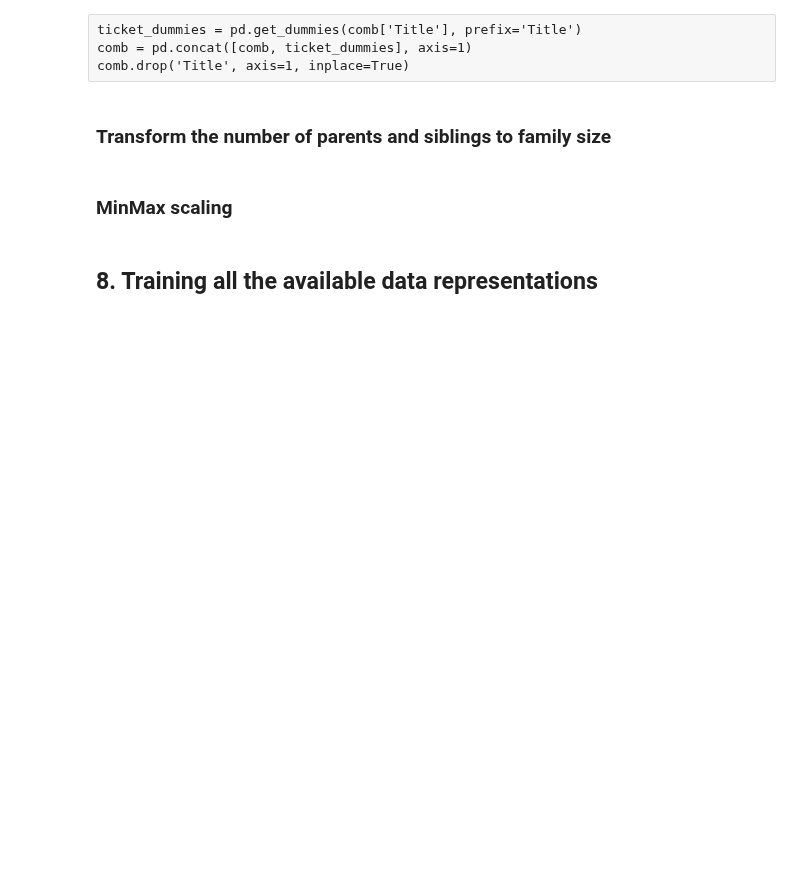
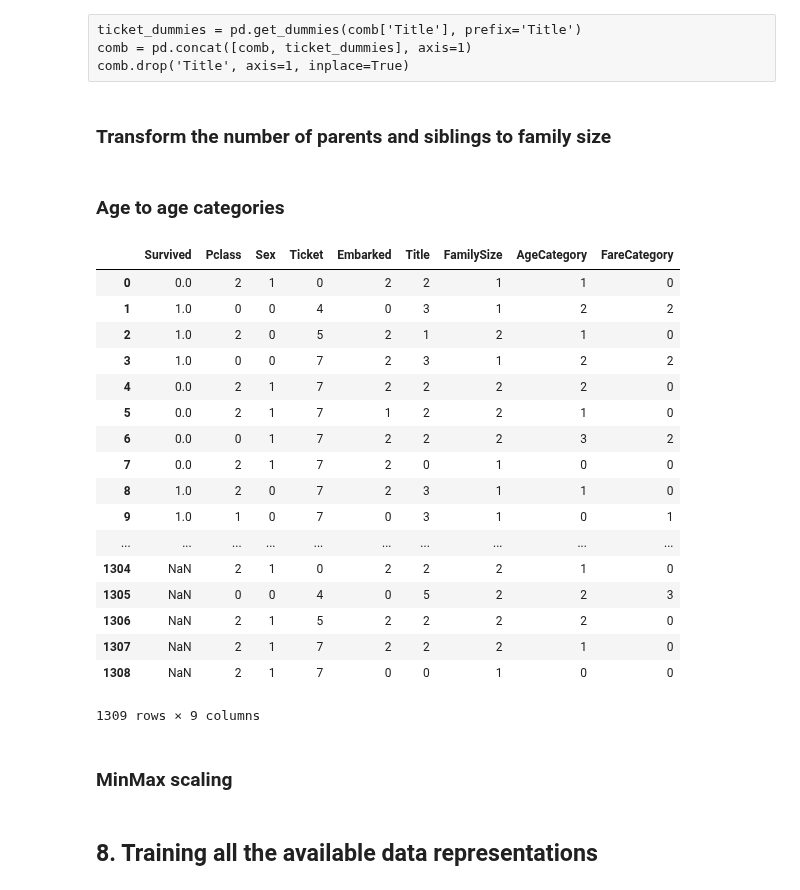
Before and after one commit to GlaIZier/titanic-prediction, a Jupyter notebook: notebooks/approach3.ipynb, the cells around one changed output. Saved outputs shown, nothing was run; the diff lists cells and outputs as text; code cells hidden in the pictures; blank space fills up the shorter version.

```diff
--- a/notebooks/approach3.ipynb
+++ b/notebooks/approach3.ipynb
@@ -644,6 +644,61 @@ fill_family_size(comb)
 comb['FamilySize'] = comb['FamilySize'].astype('category').cat.codes
 comb.drop('SibSp', axis=1, inplace=True, errors = 'ignore')
 comb.drop('Parch', axis=1, inplace=True, errors = 'ignore')
+# %% [markdown]
+### Age to age categories
+# %%
+def categorise_age(comb):
+    def categorise_age_row(row):
+        def get_age_category(age):
+            return {
+                    age < 16: 0,
+                    16 <= age < 32: 1,
+                    32 <= age < 48: 2,
+                    48 <= age < 64: 3,
+                    64 <= age: 4
+            }[True]
+        return get_age_category(row['Age'])
+    comb['AgeCategory'] = comb.apply(lambda row: categorise_age_row(row), axis=1)
+
+categorise_age(comb)
+comb.drop('Age', axis=1, inplace=True, errors = 'ignore')
+# %%
+def categorise_fare(comb):
+    def categorise_fare_row(row):
+        def get_fare_category(fare):
+            return {
+                    fare < 25: 0,
+                    25 <= fare < 50: 1,
+                    50 <= fare < 100: 2,
+                    100 <= fare < 200: 3,
+                    200 <= fare: 4
+            }[True]
+        return get_fare_category(row['Fare'])
+    comb['FareCategory'] = comb.apply(lambda row: categorise_fare_row(row), axis=1)
+
+categorise_fare(comb)
+comb.drop('Fare', axis=1, inplace=True, errors = 'ignore')
+# %%
+comb
+# %% [output]
+|  | Survived | Pclass | Sex | Ticket | Embarked | Title | FamilySize | AgeCategory | FareCategory |
+| 0 | 0.0 | 2 | 1 | 0 | 2 | 2 | 1 | 1 | 0 |
+| 1 | 1.0 | 0 | 0 | 4 | 0 | 3 | 1 | 2 | 2 |
+| 2 | 1.0 | 2 | 0 | 5 | 2 | 1 | 2 | 1 | 0 |
+| 3 | 1.0 | 0 | 0 | 7 | 2 | 3 | 1 | 2 | 2 |
+| 4 | 0.0 | 2 | 1 | 7 | 2 | 2 | 2 | 2 | 0 |
+| 5 | 0.0 | 2 | 1 | 7 | 1 | 2 | 2 | 1 | 0 |
+| 6 | 0.0 | 0 | 1 | 7 | 2 | 2 | 2 | 3 | 2 |
+| 7 | 0.0 | 2 | 1 | 7 | 2 | 0 | 1 | 0 | 0 |
+| 8 | 1.0 | 2 | 0 | 7 | 2 | 3 | 1 | 1 | 0 |
+| 9 | 1.0 | 1 | 0 | 7 | 0 | 3 | 1 | 0 | 1 |
+| ... | ... | ... | ... | ... | ... | ... | ... | ... | ... |
+| 1304 | NaN | 2 | 1 | 0 | 2 | 2 | 2 | 1 | 0 |
+| 1305 | NaN | 0 | 0 | 4 | 0 | 5 | 2 | 2 | 3 |
+| 1306 | NaN | 2 | 1 | 5 | 2 | 2 | 2 | 2 | 0 |
+| 1307 | NaN | 2 | 1 | 7 | 2 | 2 | 2 | 1 | 0 |
+| 1308 | NaN | 2 | 1 | 7 | 0 | 0 | 1 | 0 | 0 |
+1309 rows × 9 columns
 # %% [markdown]
 ### MinMax scaling
 # %%
```
Also changed, not shown: 1 other file.
